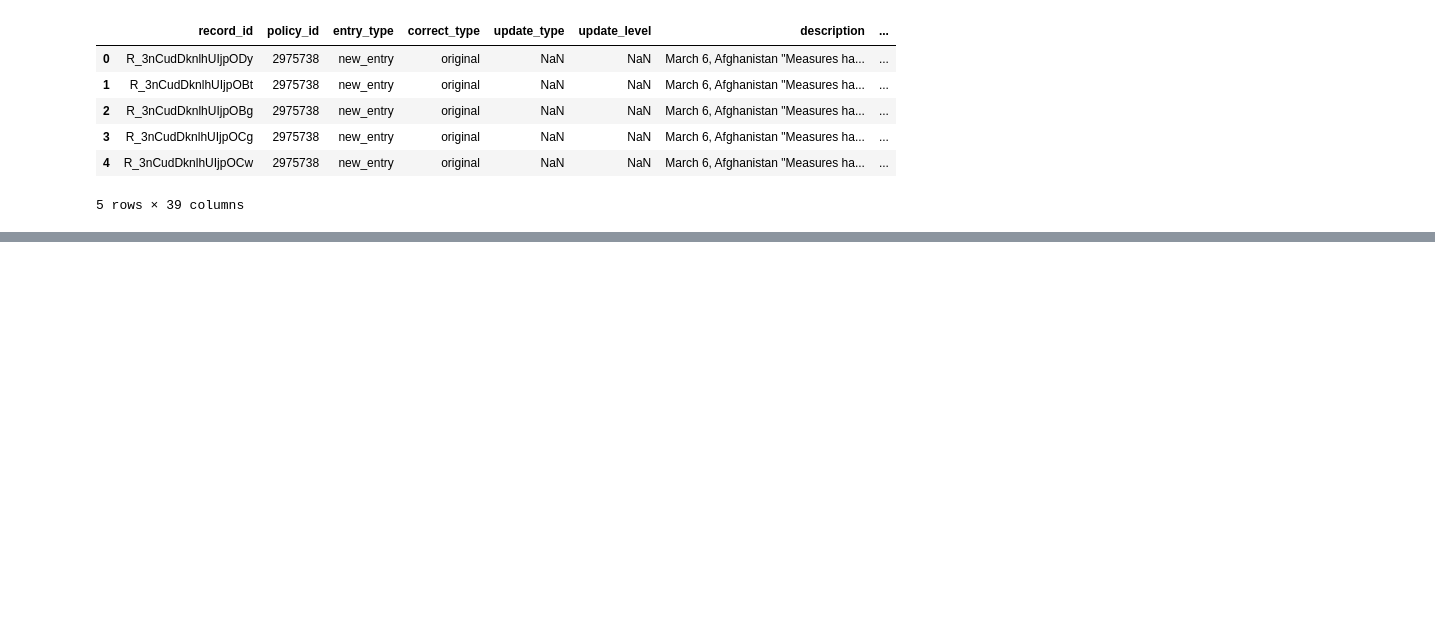
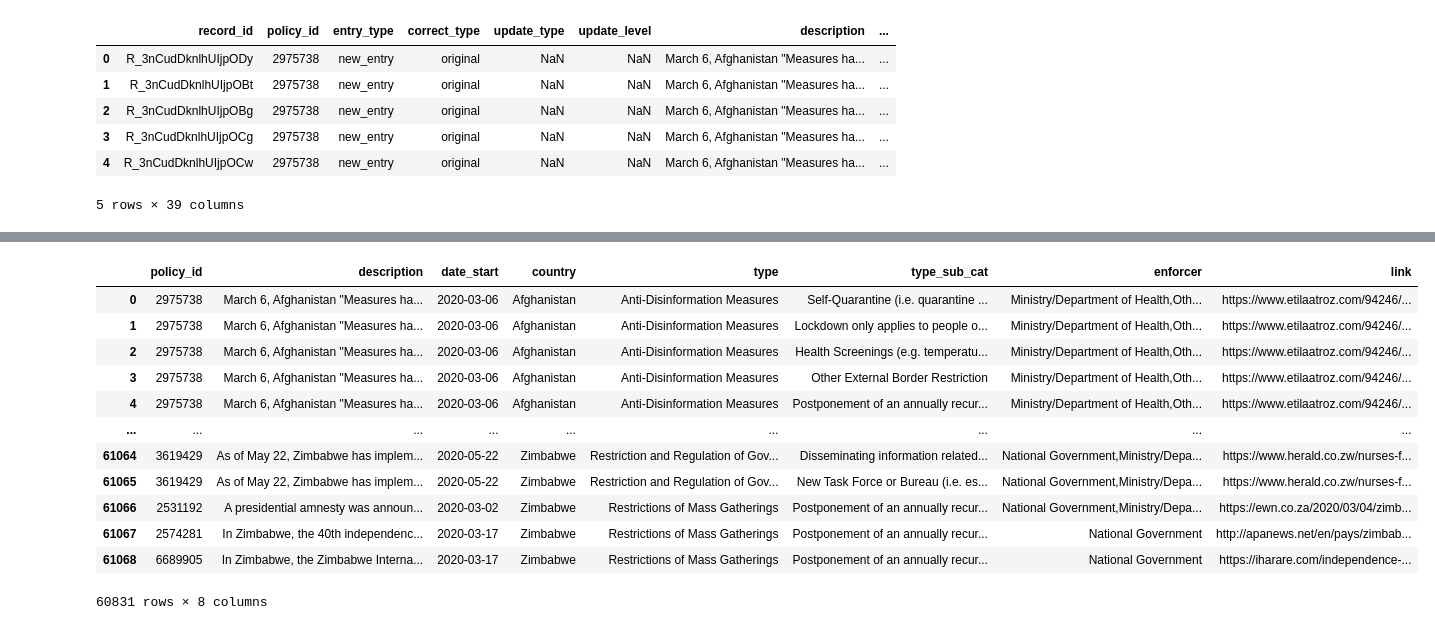
Before and after one commit to Kpearson72/etl-project-team4, a Jupyter notebook: Karen_working_directory/Karen_working_notebook.ipynb, the cells around one changed output, grey strips where cells are left out. Drawn from its saved outputs; the diff is of its cells as text; code cells hidden in the pictures; blank space fills up the shorter version.

```diff
--- a/Karen_working_directory/Karen_working_notebook.ipynb
+++ b/Karen_working_directory/Karen_working_notebook.ipynb
@@ -23,0 +61,3 @@ gov_df.head()
+# %%
+# Drop additional columns
+gov_df_drop = gov_df_drop.drop(columns=["ISO_A3","ISO_A2","init_country_level","domestic_policy","target_geog_level","target_region","target_province","target_city","target_other","target_direction"])
@@ -23,0 +74,7 @@ gov_df.head()
+# %%
+gov_df_drop = gov_df_drop.drop(columns=['province',"type_text","school_status","target_country","date_end","date_announced","city", "compliance","target_who_what"])
+# %%
+# Drop Duplicate rows that had were tied together by different variables found in the school_status column that was dropped earlier -
+#schools_status had either primary or secondary listed
+gov_df_drop=gov_df_drop.drop_duplicates()
+gov_df_drop.head()
@@ -23,0 +119,4 @@ gov_df.head()
+# %%
+# Keeping urls with http links
+gov_df_drop=gov_df_drop.dropna(subset=['link'])
+gov_df_drop.tail()
@@ -23,0 +142,18 @@ gov_df.head()
+# %%
+# Keeping urls with http links
+gov_df_drop=gov_df_drop.dropna(subset=['link'])
+gov_df_drop
+# %% [output]
+|  | policy_id | description | date_start | country | type | type_sub_cat | enforcer | link |
+| 0 | 2975738 | March 6, Afghanistan "Measures ha... | 2020-03-06 | Afghanistan | Anti-Disinformation Measures | Self-Quarantine (i.e. quarantine ... | Ministry/Department of Health,Oth... | https://www.etilaatroz.com/94246/... |
+| 1 | 2975738 | March 6, Afghanistan "Measures ha... | 2020-03-06 | Afghanistan | Anti-Disinformation Measures | Lockdown only applies to people o... | Ministry/Department of Health,Oth... | https://www.etilaatroz.com/94246/... |
+| 2 | 2975738 | March 6, Afghanistan "Measures ha... | 2020-03-06 | Afghanistan | Anti-Disinformation Measures | Health Screenings (e.g. temperatu... | Ministry/Department of Health,Oth... | https://www.etilaatroz.com/94246/... |
+| 3 | 2975738 | March 6, Afghanistan "Measures ha... | 2020-03-06 | Afghanistan | Anti-Disinformation Measures | Other External Border Restriction | Ministry/Department of Health,Oth... | https://www.etilaatroz.com/94246/... |
+| 4 | 2975738 | March 6, Afghanistan "Measures ha... | 2020-03-06 | Afghanistan | Anti-Disinformation Measures | Postponement of an annually recur... | Ministry/Department of Health,Oth... | https://www.etilaatroz.com/94246/... |
+| ... | ... | ... | ... | ... | ... | ... | ... | ... |
+| 61064 | 3619429 | As of May 22, Zimbabwe has implem... | 2020-05-22 | Zimbabwe | Restriction and Regulation of Gov... | Disseminating information related... | National Government,Ministry/Depa... | https://www.herald.co.zw/nurses-f... |
+| 61065 | 3619429 | As of May 22, Zimbabwe has implem... | 2020-05-22 | Zimbabwe | Restriction and Regulation of Gov... | New Task Force or Bureau (i.e. es... | National Government,Ministry/Depa... | https://www.herald.co.zw/nurses-f... |
+| 61066 | 2531192 | A presidential amnesty was announ... | 2020-03-02 | Zimbabwe | Restrictions of Mass Gatherings | Postponement of an annually recur... | National Government,Ministry/Depa... | https://ewn.co.za/2020/03/04/zimb... |
+| 61067 | 2574281 | In Zimbabwe, the 40th independenc... | 2020-03-17 | Zimbabwe | Restrictions of Mass Gatherings | Postponement of an annually recur... | National Government | http://apanews.net/en/pays/zimbab... |
+| 61068 | 6689905 | In Zimbabwe, the Zimbabwe Interna... | 2020-03-17 | Zimbabwe | Restrictions of Mass Gatherings | Postponement of an annually recur... | National Government | https://iharare.com/independence-... |
+60831 rows × 8 columns
```
Also changed, not shown: parts of 18 cells of this notebook.
